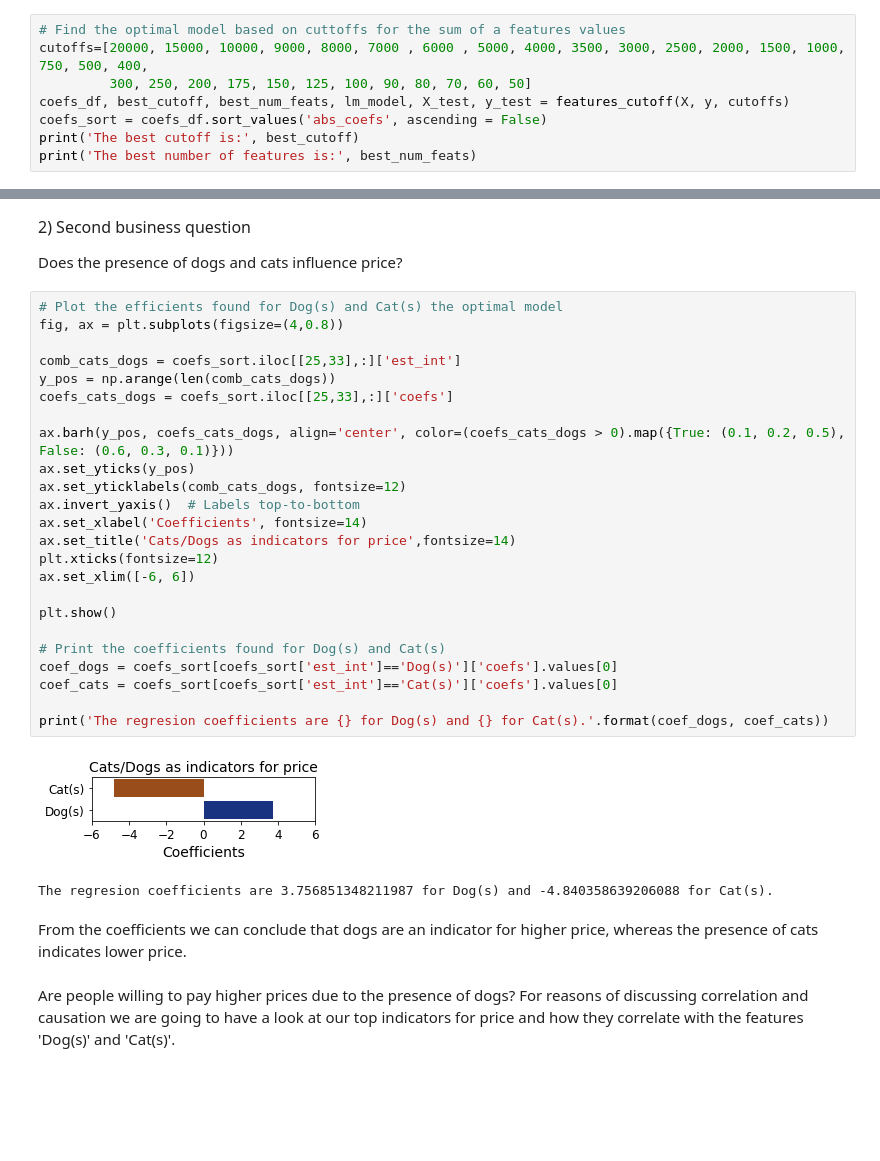
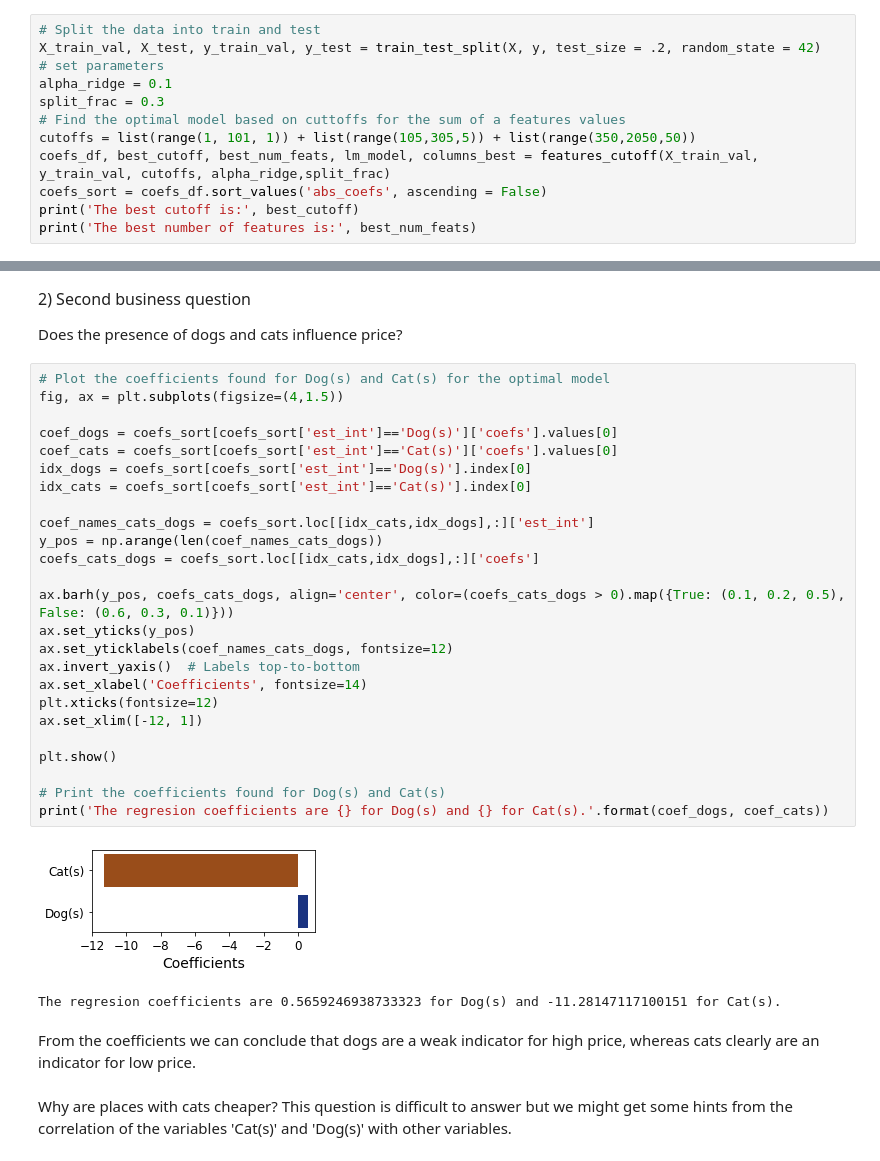
Before and after one commit to rafsch16/analysis-of-airbnb-data, a Jupyter notebook: airbnb.ipynb, the cells around one changed output, grey strips where cells are left out. Drawn from its saved outputs; the diff is of its cells as text; blank space fills up the shorter version.

```diff
--- a/airbnb.ipynb
+++ b/airbnb.ipynb
@@ -299,8 +301,12 @@ def features_cutoff(X, y, cutoffs):
 # %%
+# Split the data into train and test
+X_train_val, X_test, y_train_val, y_test = train_test_split(X, y, test_size = .2, random_state = 42)
+# set parameters
+alpha_ridge = 0.1
+split_frac = 0.3
 # Find the optimal model based on cuttoffs for the sum of a features values
-cutoffs=[20000, 15000, 10000, 9000, 8000, 7000 , 6000 , 5000, 4000, 3500, 3000, 2500, 2000, 1500, 1000, 750, 500, 400,
-         300, 250, 200, 175, 150, 125, 100, 90, 80, 70, 60, 50]
-coefs_df, best_cutoff, best_num_feats, lm_model, X_test, y_test = features_cutoff(X, y, cutoffs)
+cutoffs = list(range(1, 101, 1)) + list(range(105,305,5)) + list(range(350,2050,50))
+coefs_df, best_cutoff, best_num_feats, lm_model, columns_best = features_cutoff(X_train_val, y_train_val, cutoffs, alpha_ridge,split_frac)
 coefs_sort = coefs_df.sort_values('abs_coefs', ascending = False)
 print('The best cutoff is:', best_cutoff)
 print('The best number of features is:', best_num_feats)
@@ -343,36 +349,37 @@ The red bars show features with a negative influence on price, the blue bars wit
 
 Does the presence of dogs and cats influence price?
 # %%
-# Plot the efficients found for Dog(s) and Cat(s) the optimal model
-fig, ax = plt.subplots(figsize=(4,0.8))
+# Plot the coefficients found for Dog(s) and Cat(s) for the optimal model
+fig, ax = plt.subplots(figsize=(4,1.5))
 
-comb_cats_dogs = coefs_sort.iloc[[25,33],:]['est_int']
-y_pos = np.arange(len(comb_cats_dogs))
-coefs_cats_dogs = coefs_sort.iloc[[25,33],:]['coefs']
+coef_dogs = coefs_sort[coefs_sort['est_int']=='Dog(s)']['coefs'].values[0]
+coef_cats = coefs_sort[coefs_sort['est_int']=='Cat(s)']['coefs'].values[0]
+idx_dogs = coefs_sort[coefs_sort['est_int']=='Dog(s)'].index[0]
+idx_cats = coefs_sort[coefs_sort['est_int']=='Cat(s)'].index[0]
+
+coef_names_cats_dogs = coefs_sort.loc[[idx_cats,idx_dogs],:]['est_int']
+y_pos = np.arange(len(coef_names_cats_dogs))
+coefs_cats_dogs = coefs_sort.loc[[idx_cats,idx_dogs],:]['coefs']
 
 ax.barh(y_pos, coefs_cats_dogs, align='center', color=(coefs_cats_dogs > 0).map({True: (0.1, 0.2, 0.5), False: (0.6, 0.3, 0.1)}))
 ax.set_yticks(y_pos)
-ax.set_yticklabels(comb_cats_dogs, fontsize=12)
+ax.set_yticklabels(coef_names_cats_dogs, fontsize=12)
 ax.invert_yaxis()  # Labels top-to-bottom
 ax.set_xlabel('Coefficients', fontsize=14)
-ax.set_title('Cats/Dogs as indicators for price',fontsize=14)
 plt.xticks(fontsize=12)
-ax.set_xlim([-6, 6])
+ax.set_xlim([-12, 1])
 
 plt.show()
 
 # Print the coefficients found for Dog(s) and Cat(s)
-coef_dogs = coefs_sort[coefs_sort['est_int']=='Dog(s)']['coefs'].values[0]
-coef_cats = coefs_sort[coefs_sort['est_int']=='Cat(s)']['coefs'].values[0]
-
 print('The regresion coefficients are {} for Dog(s) and {} for Cat(s).'.format(coef_dogs, coef_cats))
 # %% [output]
-[figure, old version]
+[figure, new version]
-The regresion coefficients are 3.756851348211987 for Dog(s) and -4.840358639206088 for Cat(s).
+The regresion coefficients are 0.5659246938733323 for Dog(s) and -11.28147117100151 for Cat(s).
 # %% [markdown]
-From the coefficients we can conclude that dogs are an indicator for higher price, whereas the presence of cats indicates lower price.
+From the coefficients we can conclude that dogs are a weak indicator for high price, whereas cats clearly are an indicator for low price.
-# %% [markdown]
-Are people willing to pay higher prices due to the presence of dogs? For reasons of discussing correlation and causation we are going to have a look at our top indicators for price and how they correlate with the features 'Dog(s)' and 'Cat(s)'.
+# %% [markdown]
+Why are places with cats cheaper? This question is difficult to answer but we might get some hints from the correlation of the variables 'Cat(s)' and 'Dog(s)' with other variables.
 # %%
 # We first obtain the correlation matrix and grep the columns for dogs and cats
 corr_matrix = X.corr()
```
Also changed, not shown: parts of 19 cells of this notebook.
